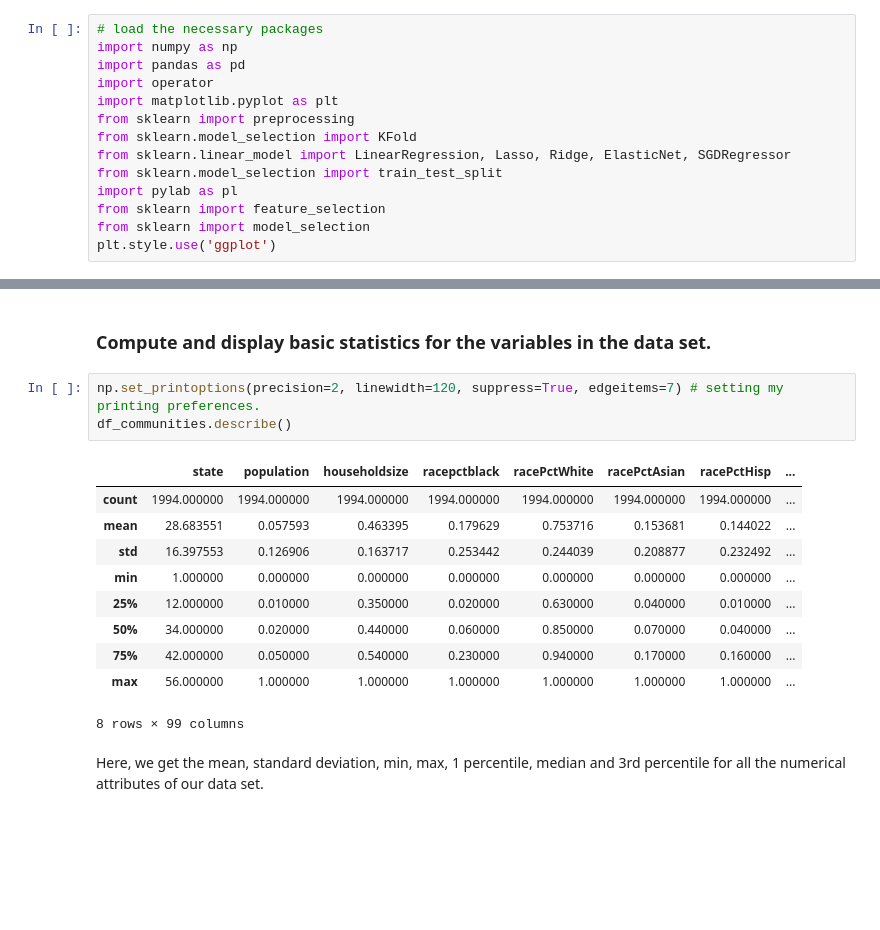
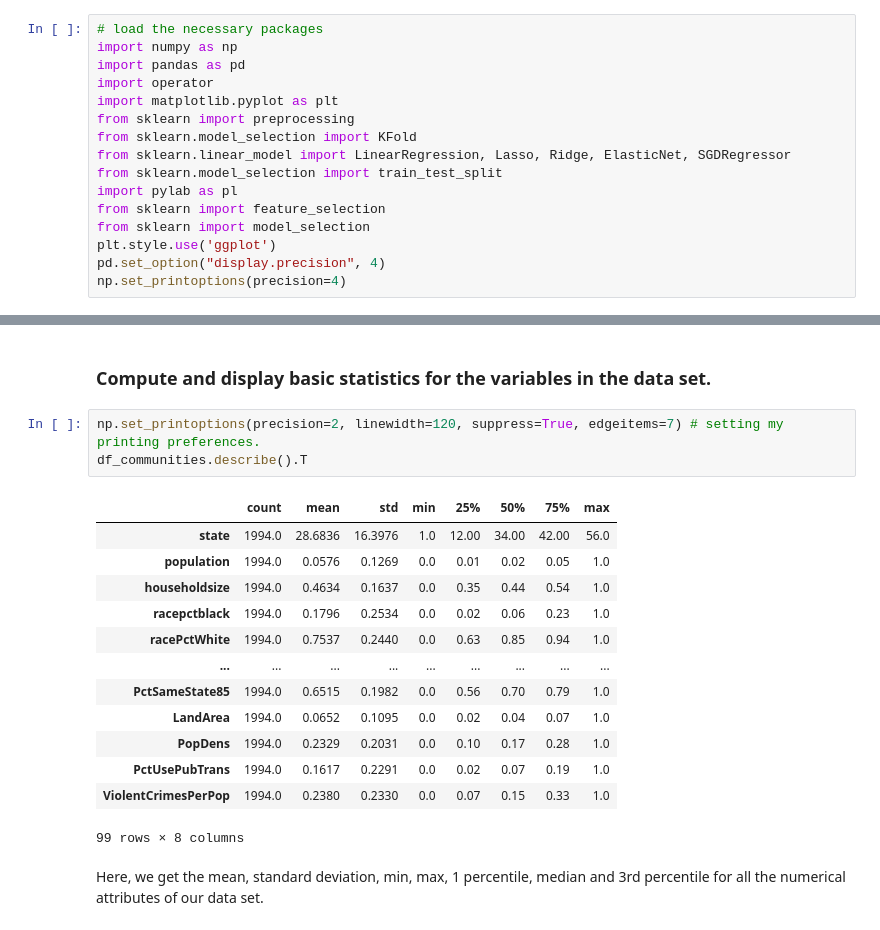
Before and after one commit to Ron256/DSC478MachineLearning, a Jupyter notebook: Notebooks/HomeWorkAssignments/ProgrammingMachineLearningAppsLinearRegressionAssignmentPart1.ipynb, the cells around one changed output, grey strips where cells are left out. Drawn from its saved outputs; the diff is of its cells as text; blank space fills up the shorter version.

```diff
--- a/Notebooks/HomeWorkAssignments/ProgrammingMachineLearningAppsLinearRegressionAssignmentPart1.ipynb
+++ b/Notebooks/HomeWorkAssignments/ProgrammingMachineLearningAppsLinearRegressionAssignmentPart1.ipynb
@@ -15,6 +22,8 @@ import pylab as pl
 from sklearn import feature_selection
 from sklearn import model_selection
 plt.style.use('ggplot')
+pd.set_option("display.precision", 4)
+np.set_printoptions(precision=4)
 # %%
 df_communities = pd.read_csv('../../data/communities/communities.csv', sep = ',', na_values = ['?'])
 df_communities.head()
@@ -93,18 +102,21 @@ Series([], dtype: float64)
 ### Compute and display basic statistics for the variables in the data set.
 # %%
 np.set_printoptions(precision=2, linewidth=120, suppress=True, edgeitems=7) # setting my printing preferences.
-df_communities.describe()
+df_communities.describe().T
 # %% [output]
-|  | state | population | householdsize | racepctblack | racePctWhite | racePctAsian | racePctHisp | ... |
-| count | 1994.000000 | 1994.000000 | 1994.000000 | 1994.000000 | 1994.000000 | 1994.000000 | 1994.000000 | ... |
-| mean | 28.683551 | 0.057593 | 0.463395 | 0.179629 | 0.753716 | 0.153681 | 0.144022 | ... |
-| std | 16.397553 | 0.126906 | 0.163717 | 0.253442 | 0.244039 | 0.208877 | 0.232492 | ... |
-| min | 1.000000 | 0.000000 | 0.000000 | 0.000000 | 0.000000 | 0.000000 | 0.000000 | ... |
-| 25% | 12.000000 | 0.010000 | 0.350000 | 0.020000 | 0.630000 | 0.040000 | 0.010000 | ... |
-| 50% | 34.000000 | 0.020000 | 0.440000 | 0.060000 | 0.850000 | 0.070000 | 0.040000 | ... |
-| 75% | 42.000000 | 0.050000 | 0.540000 | 0.230000 | 0.940000 | 0.170000 | 0.160000 | ... |
-| max | 56.000000 | 1.000000 | 1.000000 | 1.000000 | 1.000000 | 1.000000 | 1.000000 | ... |
+|  | count | mean | std | min | 25% | 50% | 75% | max |
+| state | 1994.0 | 28.6836 | 16.3976 | 1.0 | 12.00 | 34.00 | 42.00 | 56.0 |
+| population | 1994.0 | 0.0576 | 0.1269 | 0.0 | 0.01 | 0.02 | 0.05 | 1.0 |
+| householdsize | 1994.0 | 0.4634 | 0.1637 | 0.0 | 0.35 | 0.44 | 0.54 | 1.0 |
+| racepctblack | 1994.0 | 0.1796 | 0.2534 | 0.0 | 0.02 | 0.06 | 0.23 | 1.0 |
+| racePctWhite | 1994.0 | 0.7537 | 0.2440 | 0.0 | 0.63 | 0.85 | 0.94 | 1.0 |
+| ... | ... | ... | ... | ... | ... | ... | ... | ... |
+| PctSameState85 | 1994.0 | 0.6515 | 0.1982 | 0.0 | 0.56 | 0.70 | 0.79 | 1.0 |
+| LandArea | 1994.0 | 0.0652 | 0.1095 | 0.0 | 0.02 | 0.04 | 0.07 | 1.0 |
+| PopDens | 1994.0 | 0.2329 | 0.2031 | 0.0 | 0.10 | 0.17 | 0.28 | 1.0 |
+| PctUsePubTrans | 1994.0 | 0.1617 | 0.2291 | 0.0 | 0.02 | 0.07 | 0.19 | 1.0 |
+| ViolentCrimesPerPop | 1994.0 | 0.2380 | 0.2330 | 0.0 | 0.07 | 0.15 | 0.33 | 1.0 |
-8 rows × 99 columns
+99 rows × 8 columns
 # %% [markdown]
 <p>Here, we get the mean, standard deviation, min, max, 1 percentile, median and 3rd percentile for all the numerical attributes of our data set.</p>
 # %% [markdown]
```
Also changed, not shown: parts of 81 cells of this notebook.
